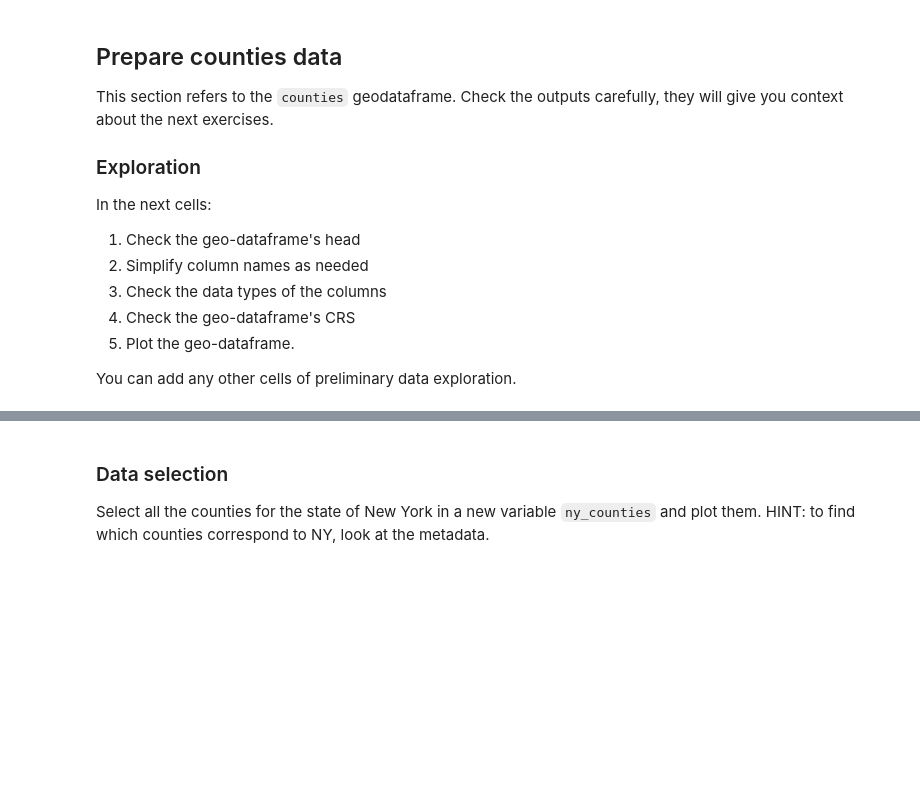
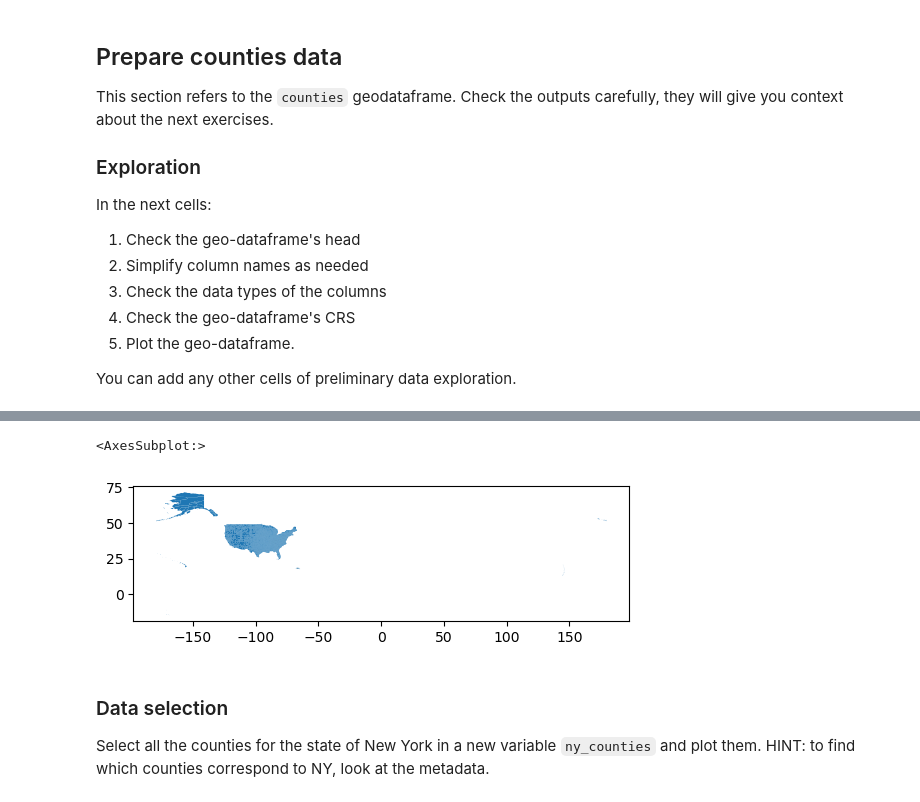
Before and after one commit to Sujan-Bhattarai12/eds220-assignment3, a Jupyter notebook: hwk3-task1-spills.ipynb, the cells around one changed output, grey strips where cells are left out. Drawn from its saved outputs; the diff is of its cells as text; code cells hidden in the pictures; blank space fills up the shorter version.

```diff
--- a/hwk3-task1-spills.ipynb
+++ b/hwk3-task1-spills.ipynb
@@ -223,0 +235,3 @@ You can add any other cells of preliminary data exploration.
+# %%
+# 2.simplify column name as previous usin lambda function
+counties.rename(columns=lambda x: x.lower().replace(" ", "_"), inplace=True)
@@ -224,5 +276,9 @@ You can add any other cells of preliminary data exploration.
 # %%
-# 5.
+# 5. plot it
+counties.plot()
+# %% [output]
+<AxesSubplot:>
+[figure, added]
 # %% [markdown]
 ### Data selection
 
```
Also changed, not shown: parts of 11 cells of this notebook.
